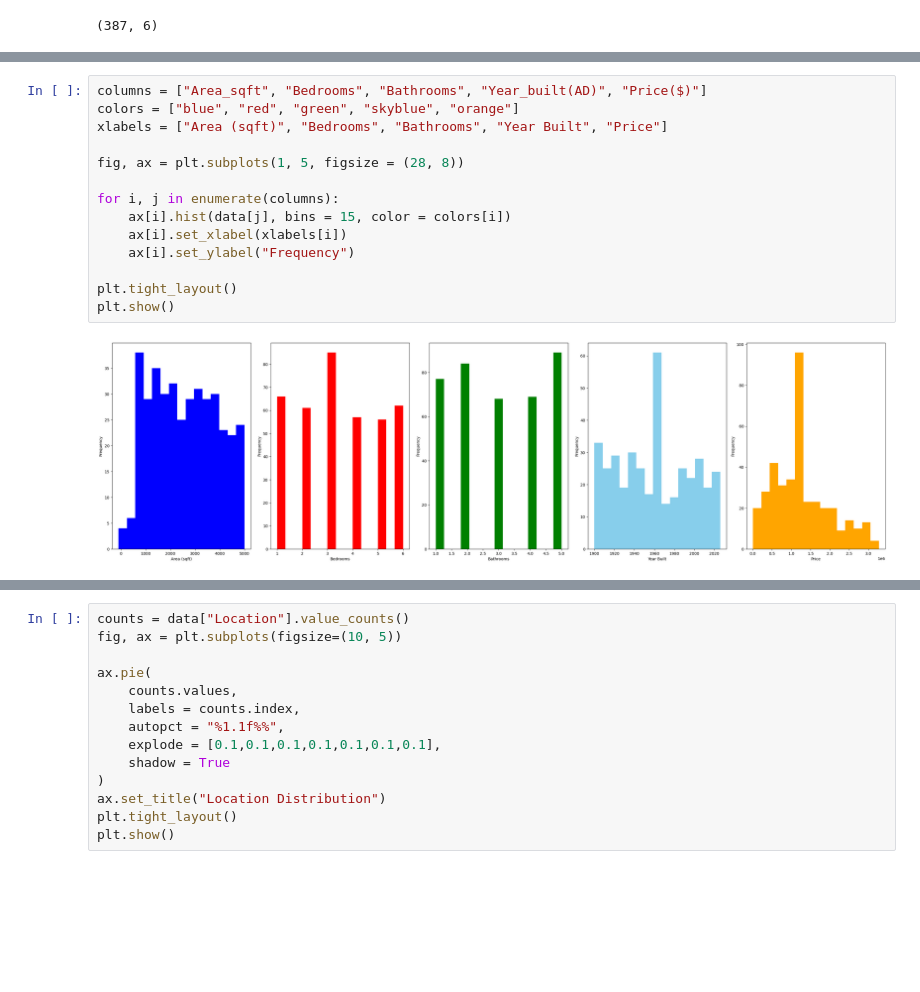
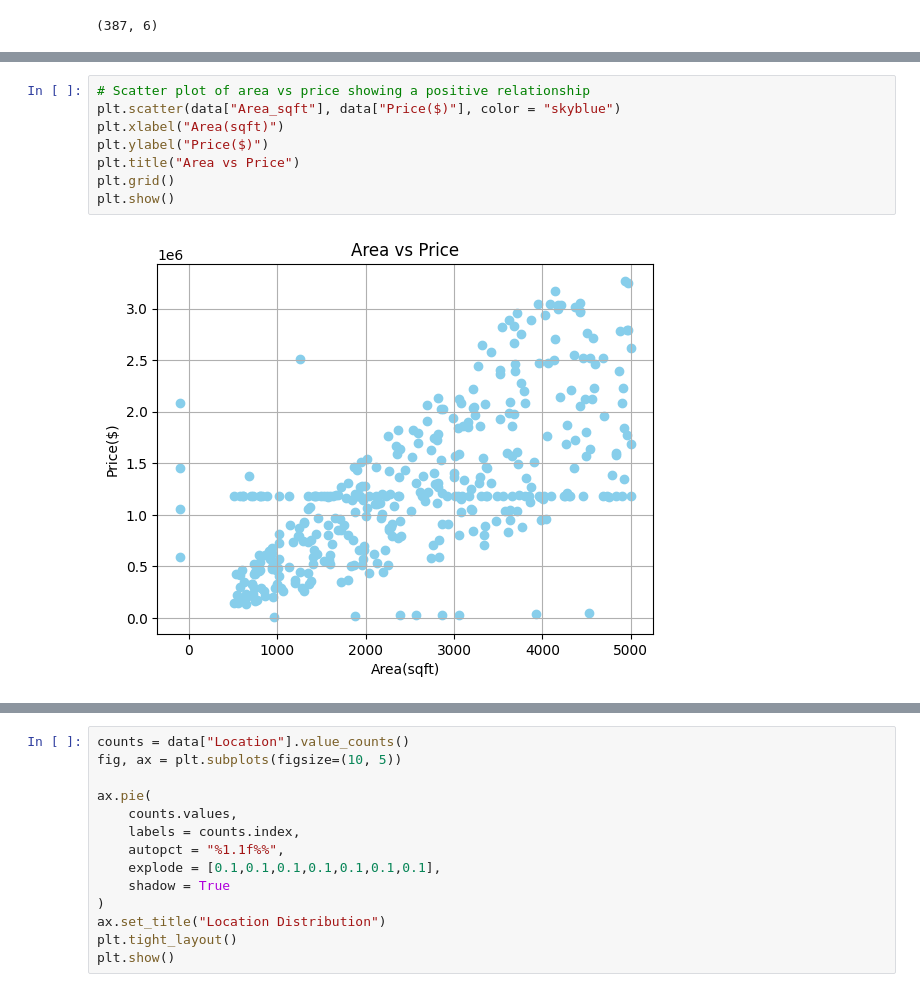
Before and after one commit to sushil0126/housing-data-cleaning.ipynb, a Jupyter notebook: housingDataCleaning.ipynb, the cells around one changed output, grey strips where cells are left out. Saved outputs shown, nothing was run; the diff lists cells and outputs as text; blank space fills up the shorter version.

```diff
--- a/housingDataCleaning.ipynb
+++ b/housingDataCleaning.ipynb
@@ -196,16 +180,10 @@ plt.show()
-# %%
-columns = ["Area_sqft", "Bedrooms", "Bathrooms", "Year_built(AD)", "Price($)"]
-colors = ["blue", "red", "green", "skyblue", "orange"]
-xlabels = ["Area (sqft)", "Bedrooms", "Bathrooms", "Year Built", "Price"]
-
-fig, ax = plt.subplots(1, 5, figsize = (28, 8))
-
-for i, j in enumerate(columns):
-    ax[i].hist(data[j], bins = 15, color = colors[i])
-    ax[i].set_xlabel(xlabels[i])
-    ax[i].set_ylabel("Frequency")
-
-plt.tight_layout()
-plt.show()
-# %% [output]
-[figure, removed]
+# %%
+# Scatter plot of area vs price showing a positive relationship
+plt.scatter(data["Area_sqft"], data["Price($)"], color = "skyblue")
+plt.xlabel("Area(sqft)")
+plt.ylabel("Price($)")
+plt.title("Area vs Price")
+plt.grid()
+plt.show()
+# %% [output]
+[figure, added]
```
Also changed, not shown: parts of 3 cells of this notebook, 4 other files.
